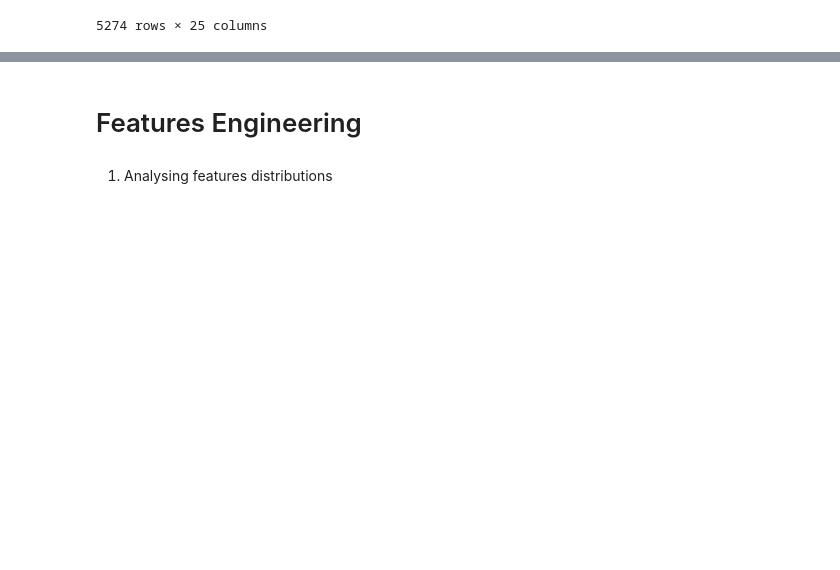
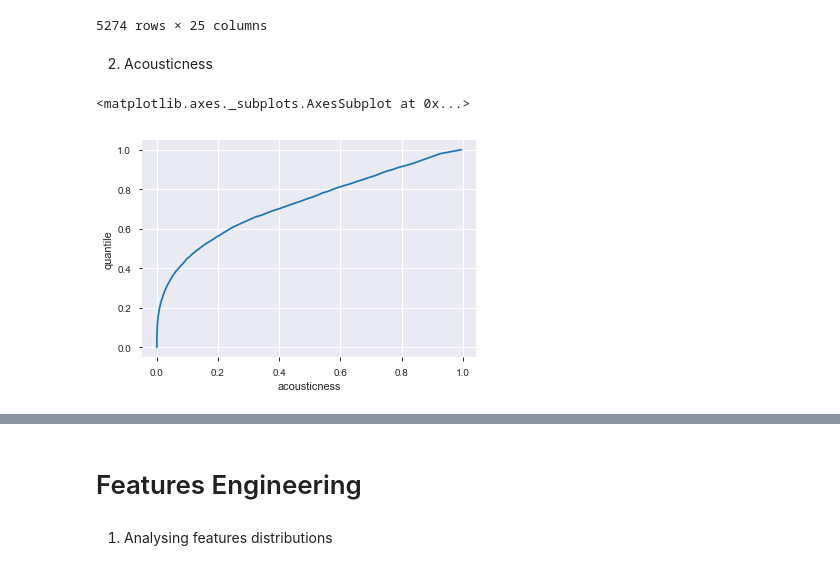
Before and after one commit to CCMM241/Machine_Learning_A3, a Jupyter notebook: ML-Project (2).ipynb, the cells around one changed output, grey strips where cells are left out. Saved outputs shown, nothing was run; the diff lists cells and outputs as text; code cells hidden in the pictures; blank space fills up the shorter version.

```diff
--- a/ML-Project (2).ipynb
+++ b/ML-Project (2).ipynb
@@ -200,3 +230,13 @@ song_lyrics
 | 5272 | Country | tim mcgraw | mexicoma | 57Vv8KUipxBwujY0srGCky | 0 | 0.011300 | 0.472 | 213533 | ... |
 | 5273 | Country | kris kristofferson | why me | 5xpd9uCrrCnh7ssgoAnAFK | 0 | 0.861000 | 0.626 | 177840 | ... |
 5274 rows × 25 columns
+# %% [markdown]
+2. Acousticness
+# %%
+quantile_acou=song_lyrics['acousticness'].quantile(np.arange(0, 1.01, 0.01).tolist())
+quantile_acou=quantile_acou.reset_index()
+quantile_acou.rename(columns={'index':'quantile'}, inplace=True)
+sns.lineplot(quantile_acou['acousticness'],quantile_acou['quantile'])
+# %% [output]
+<matplotlib.axes._subplots.AxesSubplot at 0x...>
+[figure, added]
```
Also changed, not shown: parts of 17 cells of this notebook.
